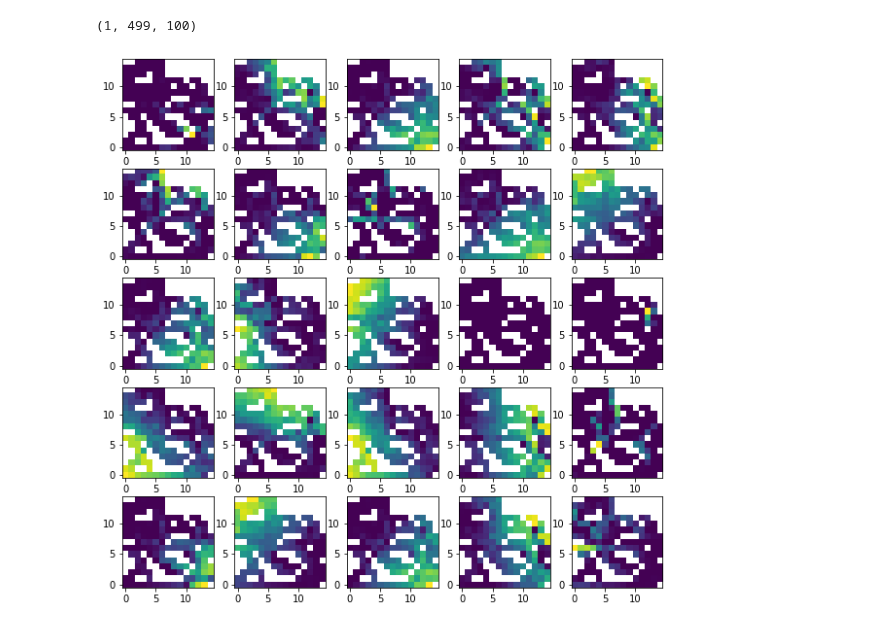
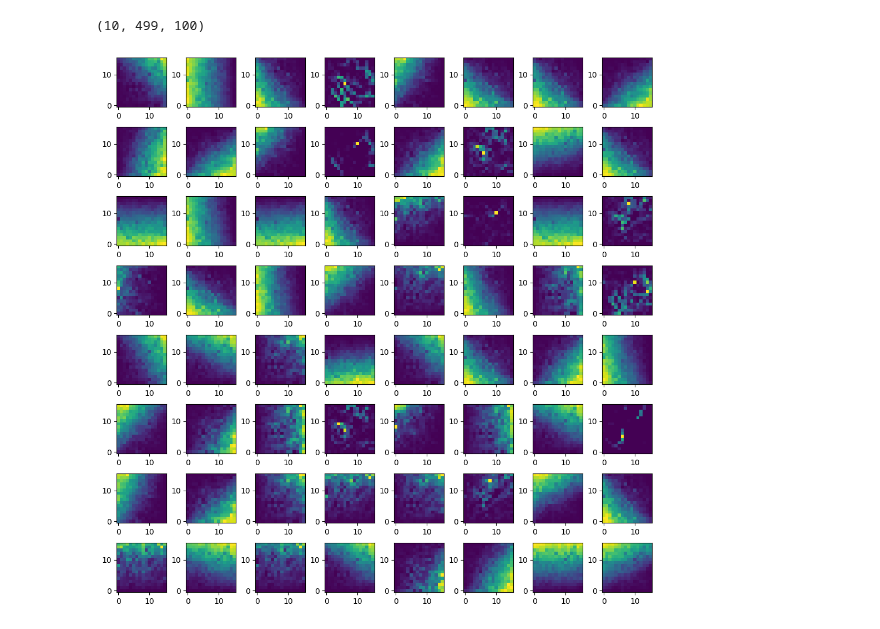
Before and after one commit to bioAI-Oslo/ConjunctiveRepresentations, a Jupyter notebook: train_correlation_RNN.ipynb, the cells around one changed output. Cells and saved outputs as stored; diff of their text form; code cells hidden in the pictures.

```diff
--- a/train_correlation_RNN.ipynb
+++ b/train_correlation_RNN.ipynb
@@ -77,23 +81,24 @@ Text(0, 0.5, 'Train Loss')
 # %%
-r, v = genny.generate_dataset(1, timesteps)
+r, v = genny.generate_dataset(10, timesteps)
 p, _ = model.spatial_representation(v)
 p = p.detach().numpy()
 p.shape
 # %% [output]
-(1, 499, 100)
+(10, 499, 100)
 # %%
-n_show = 5
-bins = np.linspace(-1, 1, 16)
+n_show = 8
 
-fig, ax = plt.subplots(n_show, n_show, figsize = (10,10))
+fig, ax = plt.subplots(n_show, n_show, figsize = (10,10), constrained_layout = True)
 r0 = r[:,1:].detach().numpy()
 
 sample = 0
-ps = p[sample]
-rs = r0[sample]
+# ps = p[sample]
+# rs = r0[sample]
+ps = p.reshape(-1, n_out)
+rs = r0.reshape(-1, 2)
 
 for i in range(n_show**2):
-    hist, _,_,_ = stats.binned_statistic_2d(values = ps[:, i],x = rs[:,0], y=rs[:,1], bins = bins)
+    hist, _,_,_ = stats.binned_statistic_2d(values = ps[:, i],x = rs[:,0], y=rs[:,1], bins = 16)
     ax[i//n_show, i%n_show].imshow(hist.T, origin = "lower")
 # %% [output]
-[figure, old version]
+[figure, new version]
```
Also changed, not shown: parts of 3 cells of this notebook, 1 other file.
